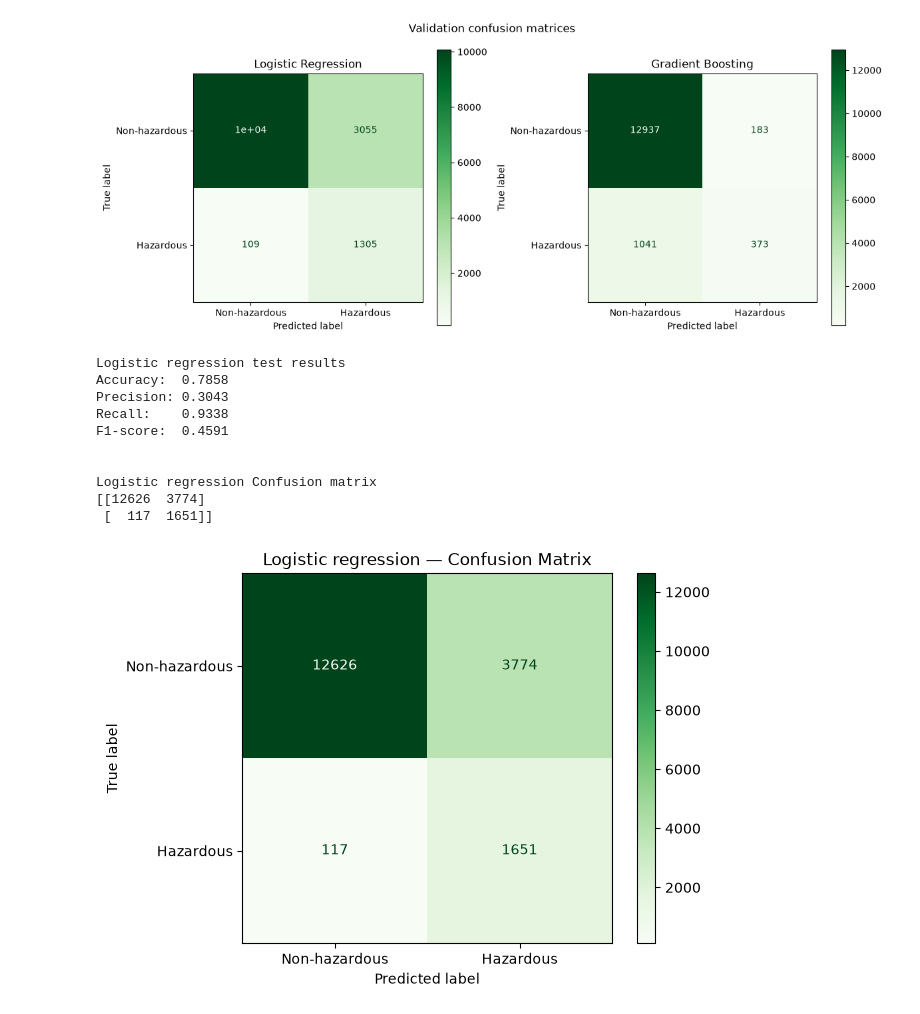
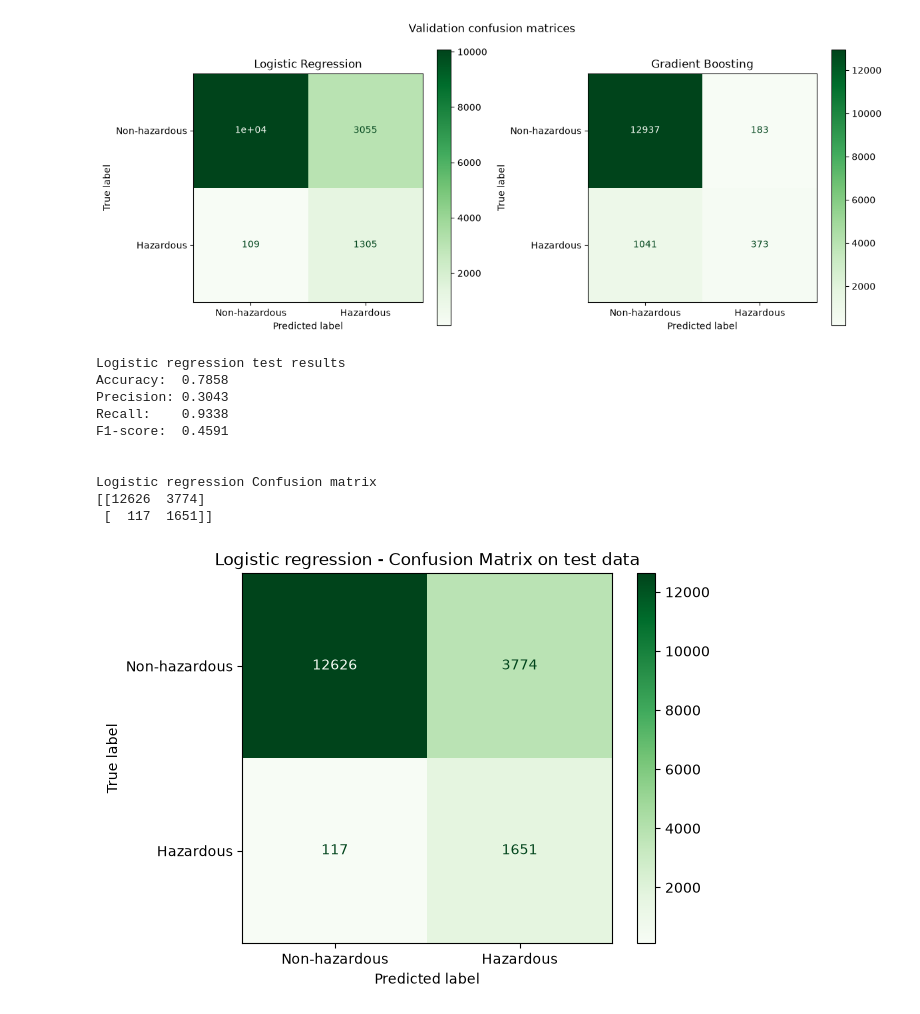
Before and after one commit to Funckin/ML_Project, a Jupyter notebook: notebooks/data_check.ipynb, the cells around one changed output. Cells and saved outputs as stored; diff of their text form; code cells hidden in the pictures.

```diff
--- a/notebooks/data_check.ipynb
+++ b/notebooks/data_check.ipynb
@@ -495,35 +495,35 @@ plt.show()
 
 from sklearn.metrics import accuracy_score, precision_score, recall_score, f1_score
 
 y_pred_test_lr = model.predict(X_test_scaled)
 
 print("Logistic regression test results")
 print(f"Accuracy:  {accuracy_score(y_test, y_pred_test_lr):.4f}")
 print(f"Precision: {precision_score(y_test, y_pred_test_lr):.4f}")
 print(f"Recall:    {recall_score(y_test, y_pred_test_lr):.4f}")
 print(f"F1-score:  {f1_score(y_test, y_pred_test_lr):.4f}")
 print("\n")
 
 LR_cm_test = confusion_matrix(y_test, y_pred_test_lr)
 print("Logistic regression Confusion matrix")
 print(LR_cm_test)
 
 cm_LR_disp = ConfusionMatrixDisplay(confusion_matrix=LR_cm_test, display_labels=["Non-hazardous", "Hazardous"])
 cm_LR_disp.plot(cmap="Greens")
-plt.title("Logistic regression — Confusion Matrix")
+plt.title("Logistic regression - Confusion Matrix on test data")
 plt.show()
 # %% [output]
 Logistic regression test results
 Accuracy:  0.7858
 Precision: 0.3043
 Recall:    0.9338
 F1-score:  0.4591
 
 
 Logistic regression Confusion matrix
 [[12626  3774]
  [  117  1651]]
-[figure, old version]
+[figure, new version]
 # %%
 """ Using the model on our test data """
 
```
Also changed, not shown: parts of 2 cells of this notebook.
